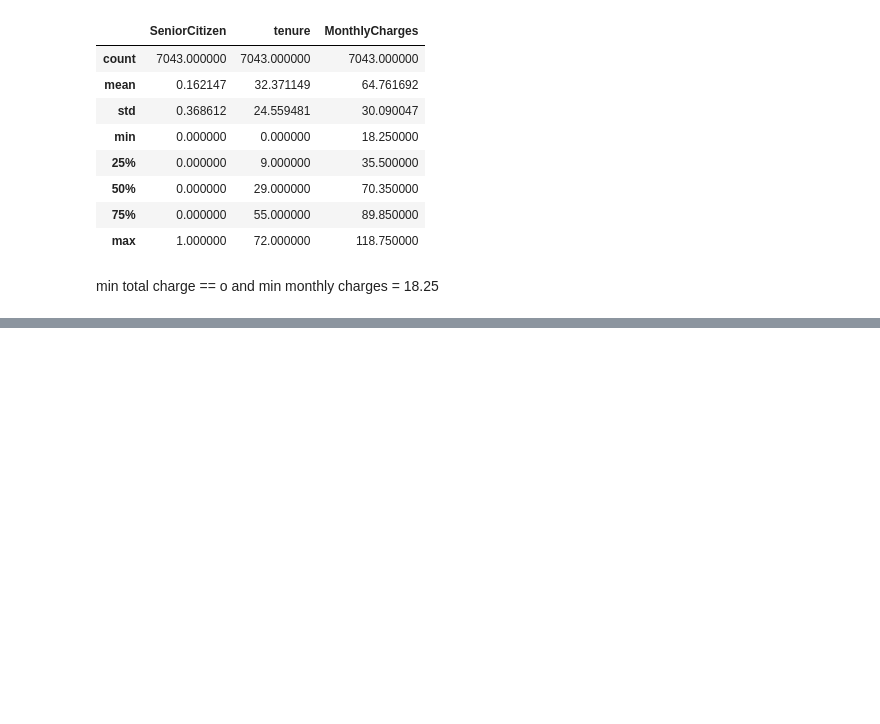
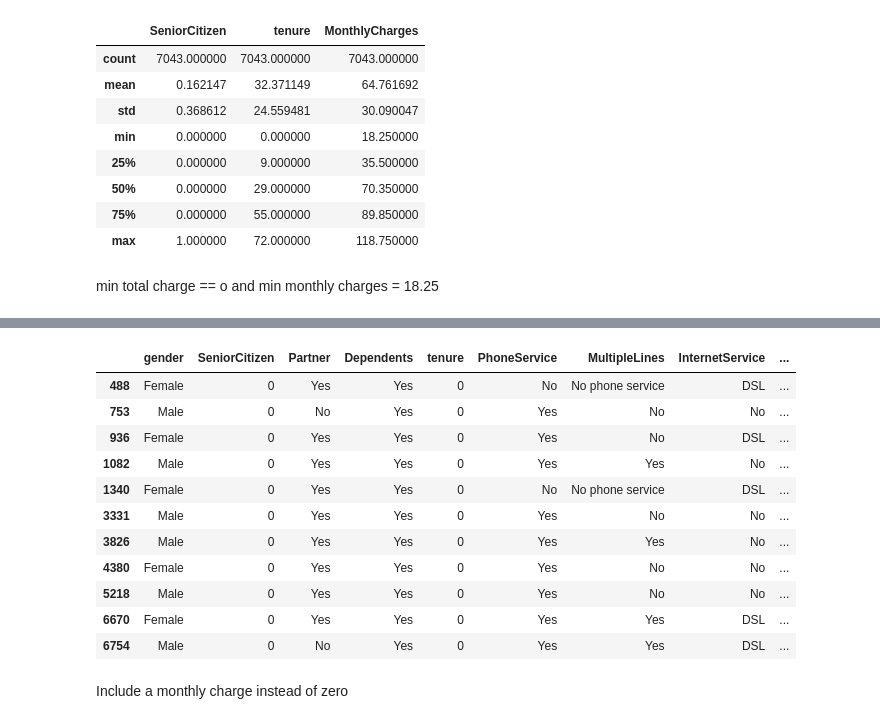
Before and after one commit to Oluyomy/Predicting-Telco-customer-churn, a Jupyter notebook: Customer churn.ipynb, the cells around one changed output, grey strips where cells are left out. Drawn from its saved outputs; the diff is of its cells as text; code cells hidden in the pictures; blank space fills up the shorter version.

Commit message:
lines

```diff
--- a/Customer churn.ipynb
+++ b/Customer churn.ipynb
@@ -190,0 +193,5 @@ Demographic = ['gender', 'SeniorCitizen', 'Partner', 'Dependents']
+# %%
+#replace all empty values with zero
+Telco_df["TotalCharges"] = Telco_df["TotalCharges"].replace(" " , "0")
+#change the totalcharges from string to float
+Telco_df["TotalCharges"] = Telco_df["TotalCharges"].astype(float)
@@ -190,0 +200,2 @@ Demographic = ['gender', 'SeniorCitizen', 'Partner', 'Dependents']
+# %%
+Telco_df.drop(columns=['customerID'], inplace= True)
@@ -190,0 +222,3 @@ Demographic = ['gender', 'SeniorCitizen', 'Partner', 'Dependents']
+# %%
+#replacing churn yes and no as an integer.
+Telco_df["Churn"] = Telco_df["Churn"].replace({'Yes' : '1' , "No" : '0'}).astype("int")
@@ -190,0 +234,17 @@ Demographic = ['gender', 'SeniorCitizen', 'Partner', 'Dependents']
+# %%
+Telco_df[Telco_df["TotalCharges"]==0]
+# %% [output]
+|  | gender | SeniorCitizen | Partner | Dependents | tenure | PhoneService | MultipleLines | InternetService | ... |
+| 488 | Female | 0 | Yes | Yes | 0 | No | No phone service | DSL | ... |
+| 753 | Male | 0 | No | Yes | 0 | Yes | No | No | ... |
+| 936 | Female | 0 | Yes | Yes | 0 | Yes | No | DSL | ... |
+| 1082 | Male | 0 | Yes | Yes | 0 | Yes | Yes | No | ... |
+| 1340 | Female | 0 | Yes | Yes | 0 | No | No phone service | DSL | ... |
+| 3331 | Male | 0 | Yes | Yes | 0 | Yes | No | No | ... |
+| 3826 | Male | 0 | Yes | Yes | 0 | Yes | Yes | No | ... |
+| 4380 | Female | 0 | Yes | Yes | 0 | Yes | No | No | ... |
+| 5218 | Male | 0 | Yes | Yes | 0 | Yes | No | No | ... |
+| 6670 | Female | 0 | Yes | Yes | 0 | Yes | Yes | DSL | ... |
+| 6754 | Male | 0 | No | Yes | 0 | Yes | Yes | DSL | ... |
+# %% [markdown]
+Include a monthly charge instead of zero
```
Also changed, not shown: parts of 6 cells of this notebook.
